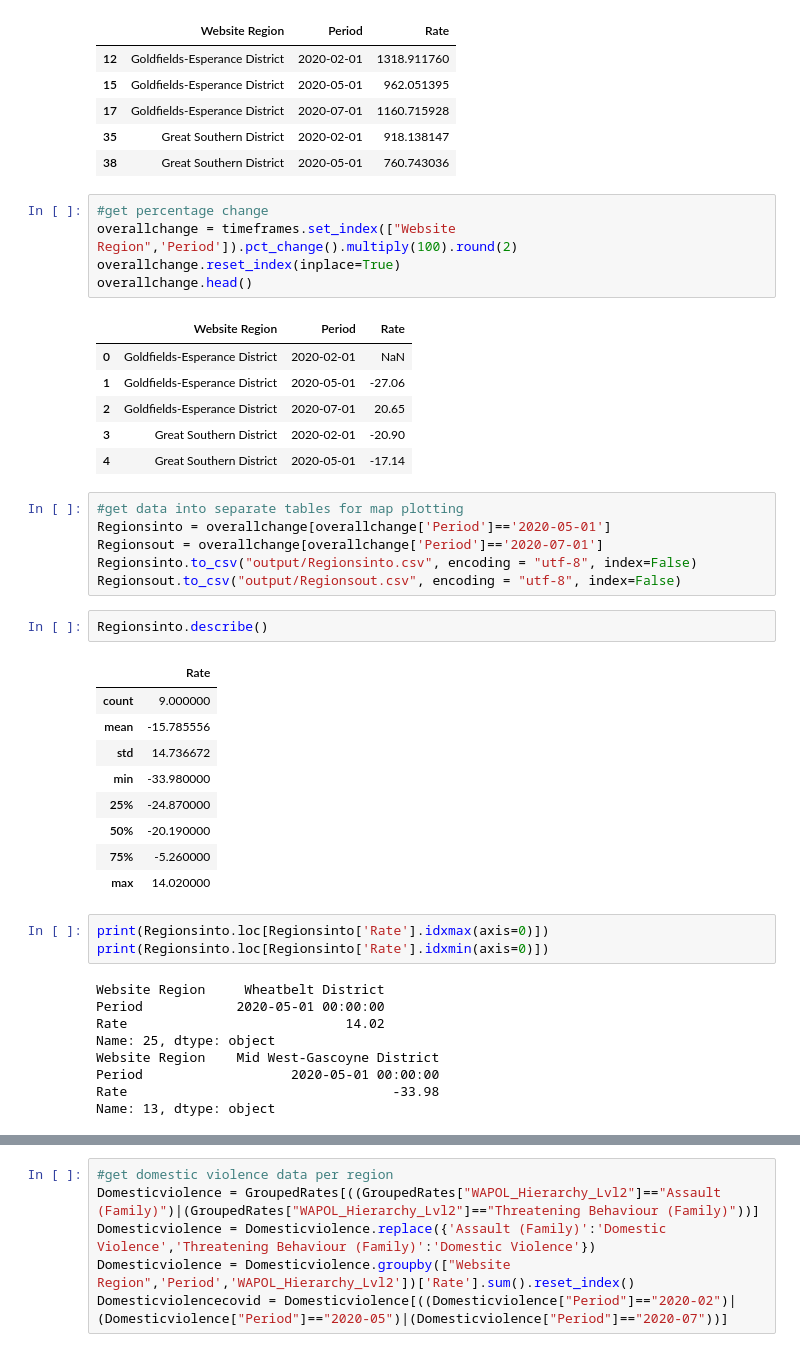
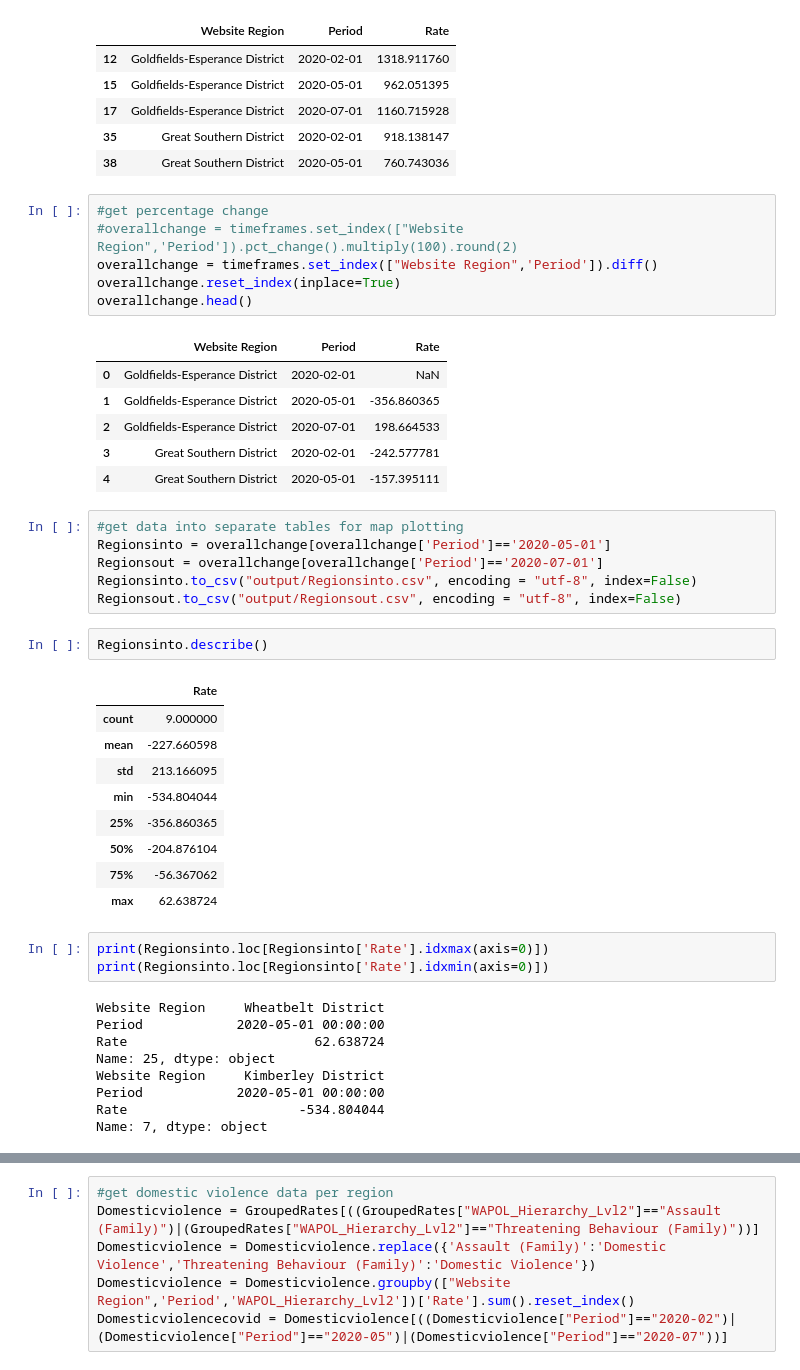
Before and after one commit to FernB/WACrimeRatesCovid19, a Jupyter notebook: WA Crime Rates.ipynb, the cells around one changed output, grey strips where cells are left out. Drawn from its saved outputs; the diff is of its cells as text.

```diff
--- a/WA Crime Rates.ipynb
+++ b/WA Crime Rates.ipynb
@@ -354,16 +373,17 @@ timeframes.head()
 | 38 | Great Southern District | 2020-05-01 | 760.743036 |
 # %%
 #get percentage change
-overallchange = timeframes.set_index(["Website Region",'Period']).pct_change().multiply(100).round(2)
+#overallchange = timeframes.set_index(["Website Region",'Period']).pct_change().multiply(100).round(2)
+overallchange = timeframes.set_index(["Website Region",'Period']).diff()
 overallchange.reset_index(inplace=True)
 overallchange.head()
 # %% [output]
 |  | Website Region | Period | Rate |
 | 0 | Goldfields-Esperance District | 2020-02-01 | NaN |
-| 1 | Goldfields-Esperance District | 2020-05-01 | -27.06 |
-| 2 | Goldfields-Esperance District | 2020-07-01 | 20.65 |
-| 3 | Great Southern District | 2020-02-01 | -20.90 |
-| 4 | Great Southern District | 2020-05-01 | -17.14 |
+| 1 | Goldfields-Esperance District | 2020-05-01 | -356.860365 |
+| 2 | Goldfields-Esperance District | 2020-07-01 | 198.664533 |
+| 3 | Great Southern District | 2020-02-01 | -242.577781 |
+| 4 | Great Southern District | 2020-05-01 | -157.395111 |
 # %%
 #get data into separate tables for map plotting
 Regionsinto = overallchange[overallchange['Period']=='2020-05-01']
@@ -375,25 +395,25 @@ Regionsinto.describe()
 # %% [output]
 |  | Rate |
 | count | 9.000000 |
-| mean | -15.785556 |
-| std | 14.736672 |
-| min | -33.980000 |
-| 25% | -24.870000 |
-| 50% | -20.190000 |
-| 75% | -5.260000 |
-| max | 14.020000 |
+| mean | -227.660598 |
+| std | 213.166095 |
+| min | -534.804044 |
+| 25% | -356.860365 |
+| 50% | -204.876104 |
+| 75% | -56.367062 |
+| max | 62.638724 |
 # %%
 print(Regionsinto.loc[Regionsinto['Rate'].idxmax(axis=0)])
 print(Regionsinto.loc[Regionsinto['Rate'].idxmin(axis=0)])
 # %% [output]
 Website Region     Wheatbelt District
 Period            2020-05-01 00:00:00
-Rate                            14.02
+Rate                        62.638724
 Name: 25, dtype: object
-Website Region    Mid West-Gascoyne District
-Period                   2020-05-01 00:00:00
-Rate                                  -33.98
-Name: 13, dtype: object
+Website Region     Kimberley District
+Period            2020-05-01 00:00:00
+Rate                      -534.804044
+Name: 7, dtype: object
 # %%
 Regionsinto.sort_values("Rate")
 # %% [output]
```
Also changed, not shown: parts of 11 cells of this notebook, 13 other files.
